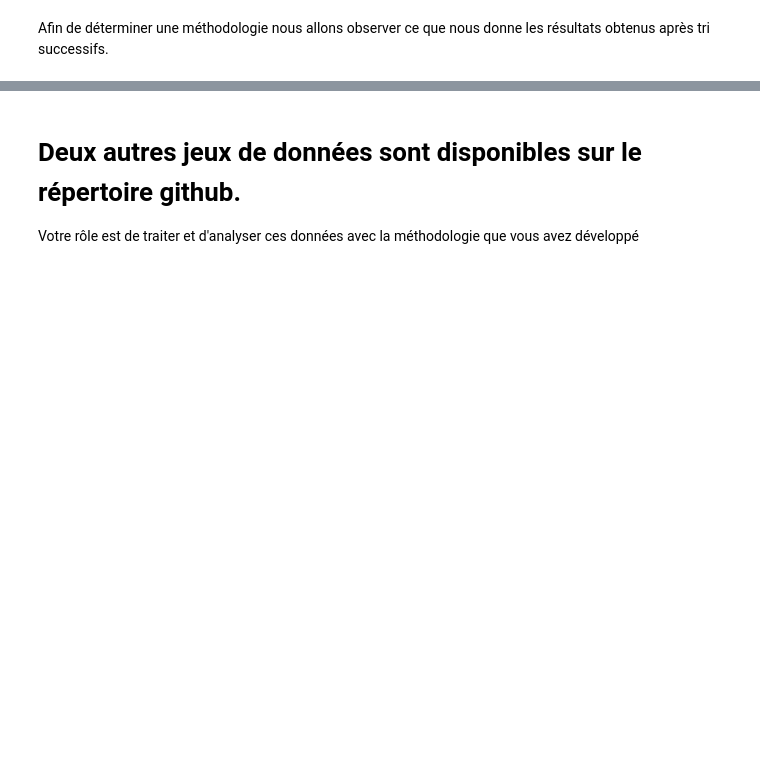
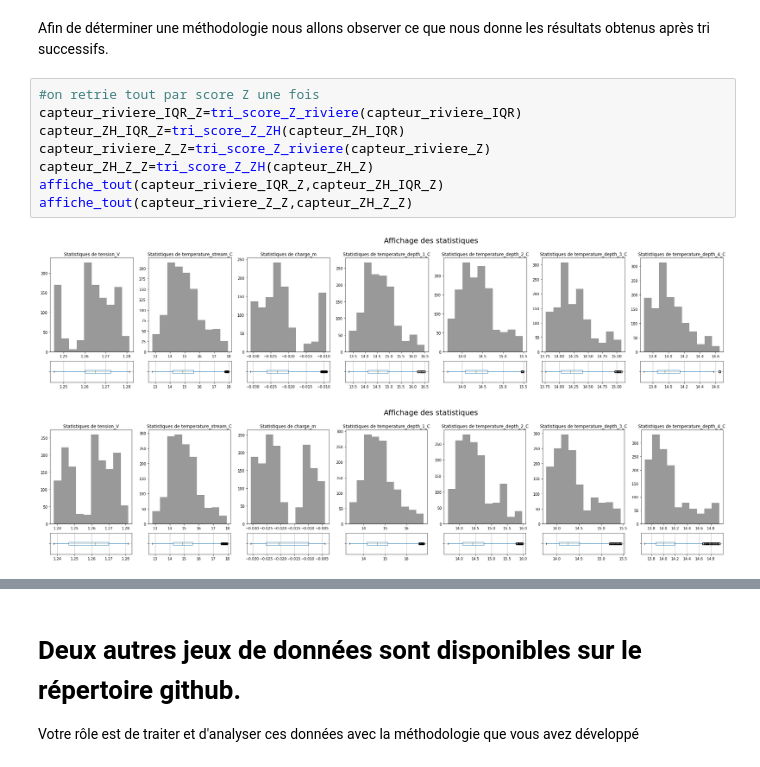
Before and after one commit to ameliemelorene/MOLONARI_1D_RESOURCES, a Jupyter notebook: Students/BONIN-IMPEROR.ipynb, the cells around one changed output, grey strips where cells are left out. Cells and saved outputs as stored; diff of their text form; blank space fills up the shorter version.

Commit message:
Update BONIN-IMPEROR.ipynb
tentative de mise en place d'un algo de tris par comparaison de tris successifs, premier résultat : on manque de compréhension des effets du score Z

```diff
--- a/Students/BONIN-IMPEROR.ipynb
+++ b/Students/BONIN-IMPEROR.ipynb
@@ -452,3 +452,14 @@ Pensez à indiquer à l'utilisateur si le jeu de données est utilisable, quels
 Votre function doit prendre en entrée, les trois fichiers et proposer au fur et à mesure de son dérouler des propositions à l'utilisateur.
 # %% [markdown]
 Afin de déterminer une méthodologie nous allons observer ce que nous donne les résultats obtenus après tri successifs.
+# %%
+#on retrie tout par score Z une fois
+capteur_riviere_IQR_Z=tri_score_Z_riviere(capteur_riviere_IQR)
+capteur_ZH_IQR_Z=tri_score_Z_ZH(capteur_ZH_IQR)
+capteur_riviere_Z_Z=tri_score_Z_riviere(capteur_riviere_Z)
+capteur_ZH_Z_Z=tri_score_Z_ZH(capteur_ZH_Z)
+affiche_tout(capteur_riviere_IQR_Z,capteur_ZH_IQR_Z)
+affiche_tout(capteur_riviere_Z_Z,capteur_ZH_Z_Z)
+# %% [output]
+[figure, added]
+[figure, added]
```
Also changed, not shown: parts of 5 cells of this notebook.
